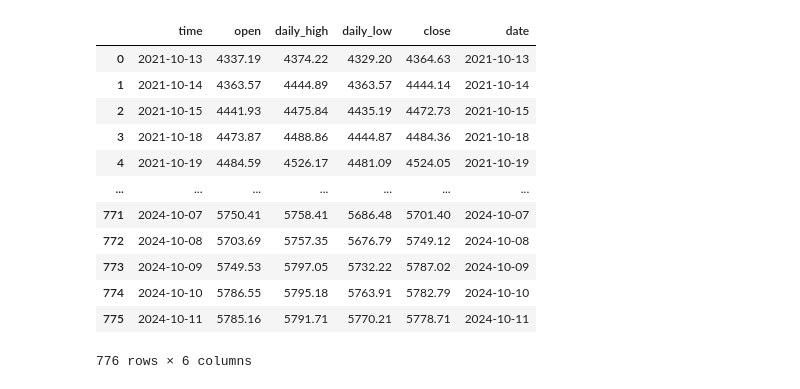
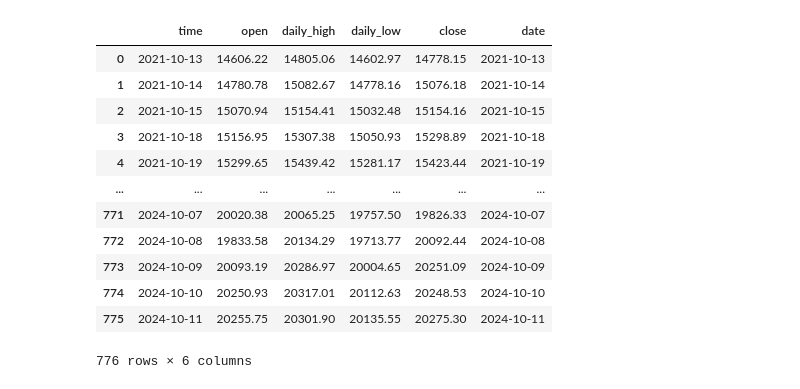
Before and after one commit to atj-khactu/atj-algotrading-edu, a Jupyter notebook: streams/2024 10_Oct/20241010/price_action_analysis_candleintervals.ipynb, the cells around one changed output. Cells and saved outputs as stored; diff of their text form; code cells hidden in the pictures.

```diff
--- a/streams/2024 10_Oct/20241010/price_action_analysis_candleintervals.ipynb
+++ b/streams/2024 10_Oct/20241010/price_action_analysis_candleintervals.ipynb
@@ -8,30 +8,30 @@ import pandas as pd
 # %%
 mt5.initialize()
 
-symbol = 'US500'
+symbol = 'USTEC'
 start_dt = datetime.now() - timedelta(days=365 * 3)
 end_dt = datetime.now()
 
 # get historical data
 mt5.initialize()
 ohlc_d1 = get_ohlc_history(symbol, mt5.TIMEFRAME_D1, start_dt, end_dt)
 ohlc_d1['date'] = ohlc_d1['time'].dt.date
 ohlc_d1 = ohlc_d1.rename(columns={'high': 'daily_high', 'low': 'daily_low'})
 
 display(ohlc_d1)
 # %% [output]
 |  | time | open | daily_high | daily_low | close | date |
-| 0 | 2021-10-13 | 4337.19 | 4374.22 | 4329.20 | 4364.63 | 2021-10-13 |
-| 1 | 2021-10-14 | 4363.57 | 4444.89 | 4363.57 | 4444.14 | 2021-10-14 |
-| 2 | 2021-10-15 | 4441.93 | 4475.84 | 4435.19 | 4472.73 | 2021-10-15 |
-| 3 | 2021-10-18 | 4473.87 | 4488.86 | 4444.87 | 4484.36 | 2021-10-18 |
-| 4 | 2021-10-19 | 4484.59 | 4526.17 | 4481.09 | 4524.05 | 2021-10-19 |
+| 0 | 2021-10-13 | 14606.22 | 14805.06 | 14602.97 | 14778.15 | 2021-10-13 |
+| 1 | 2021-10-14 | 14780.78 | 15082.67 | 14778.16 | 15076.18 | 2021-10-14 |
+| 2 | 2021-10-15 | 15070.94 | 15154.41 | 15032.48 | 15154.16 | 2021-10-15 |
+| 3 | 2021-10-18 | 15156.95 | 15307.38 | 15050.93 | 15298.89 | 2021-10-18 |
+| 4 | 2021-10-19 | 15299.65 | 15439.42 | 15281.17 | 15423.44 | 2021-10-19 |
 | ... | ... | ... | ... | ... | ... | ... |
-| 771 | 2024-10-07 | 5750.41 | 5758.41 | 5686.48 | 5701.40 | 2024-10-07 |
-| 772 | 2024-10-08 | 5703.69 | 5757.35 | 5676.79 | 5749.12 | 2024-10-08 |
-| 773 | 2024-10-09 | 5749.53 | 5797.05 | 5732.22 | 5787.02 | 2024-10-09 |
-| 774 | 2024-10-10 | 5786.55 | 5795.18 | 5763.91 | 5782.79 | 2024-10-10 |
-| 775 | 2024-10-11 | 5785.16 | 5791.71 | 5770.21 | 5778.71 | 2024-10-11 |
+| 771 | 2024-10-07 | 20020.38 | 20065.25 | 19757.50 | 19826.33 | 2024-10-07 |
+| 772 | 2024-10-08 | 19833.58 | 20134.29 | 19713.77 | 20092.44 | 2024-10-08 |
+| 773 | 2024-10-09 | 20093.19 | 20286.97 | 20004.65 | 20251.09 | 2024-10-09 |
+| 774 | 2024-10-10 | 20250.93 | 20317.01 | 20112.63 | 20248.53 | 2024-10-10 |
+| 775 | 2024-10-11 | 20255.75 | 20301.90 | 20135.55 | 20275.30 | 2024-10-11 |
 776 rows × 6 columns
 # %%
 mt5.initialize()
```
Also changed, not shown: parts of 4 cells of this notebook, 1 other file.
